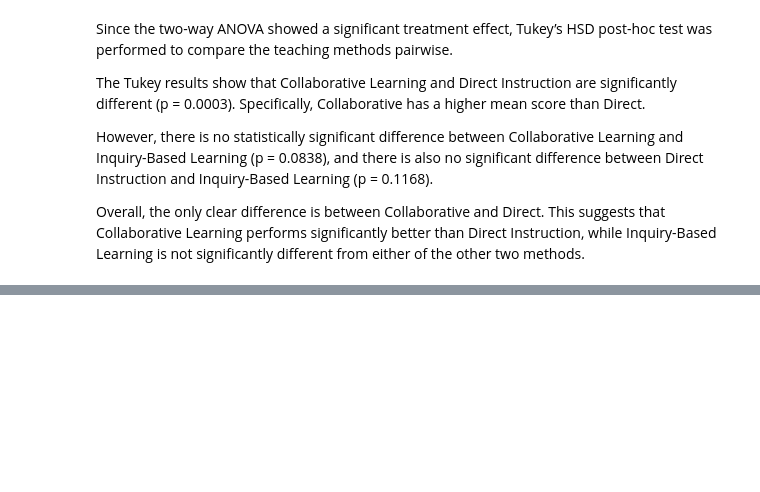
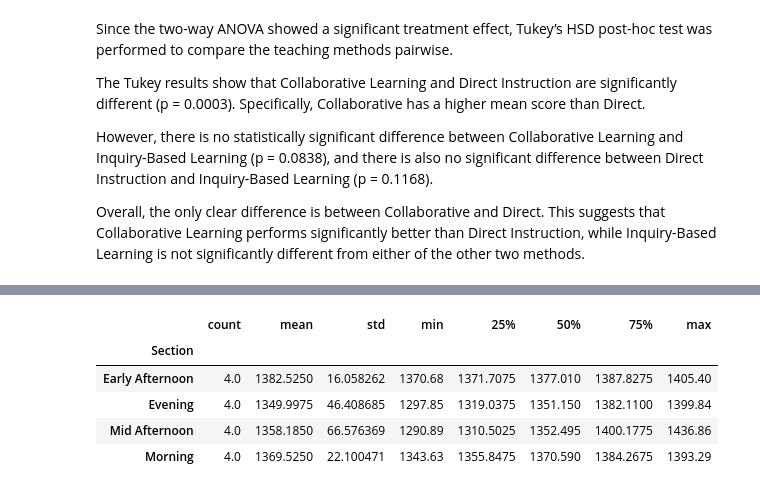
Before and after one commit to Sravan5452/STAT-7220-Applied-Experimental-Design, a Jupyter notebook: Assignments/HW2/HW-2_myne.ipynb, the cells around one changed output, grey strips where cells are left out. Cells and saved outputs as stored; diff of their text form; code cells hidden in the pictures; blank space fills up the shorter version.

```diff
--- a/Assignments/HW2/HW-2_myne.ipynb
+++ b/Assignments/HW2/HW-2_myne.ipynb
@@ -282,0 +317,9 @@ Alternative hypothesis (HA): At least one online learning platform has a differe
+# %%
+df2.groupby("Section")["Engagement"].describe()
+# %% [output]
+|  | count | mean | std | min | 25% | 50% | 75% | max |
+| Section |  |  |  |  |  |  |  |  |
+| Early Afternoon | 4.0 | 1382.5250 | 16.058262 | 1370.68 | 1371.7075 | 1377.010 | 1387.8275 | 1405.40 |
+| Evening | 4.0 | 1349.9975 | 46.408685 | 1297.85 | 1319.0375 | 1351.150 | 1382.1100 | 1399.84 |
+| Mid Afternoon | 4.0 | 1358.1850 | 66.576369 | 1290.89 | 1310.5025 | 1352.495 | 1400.1775 | 1436.86 |
+| Morning | 4.0 | 1369.5250 | 22.100471 | 1343.63 | 1355.8475 | 1370.590 | 1384.2675 | 1393.29 |
```
Also changed, not shown: parts of 7 cells of this notebook.
